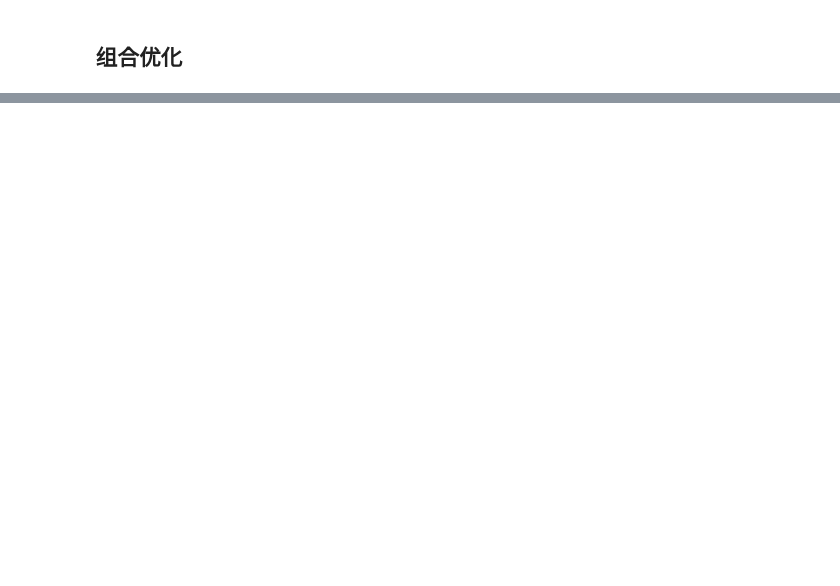
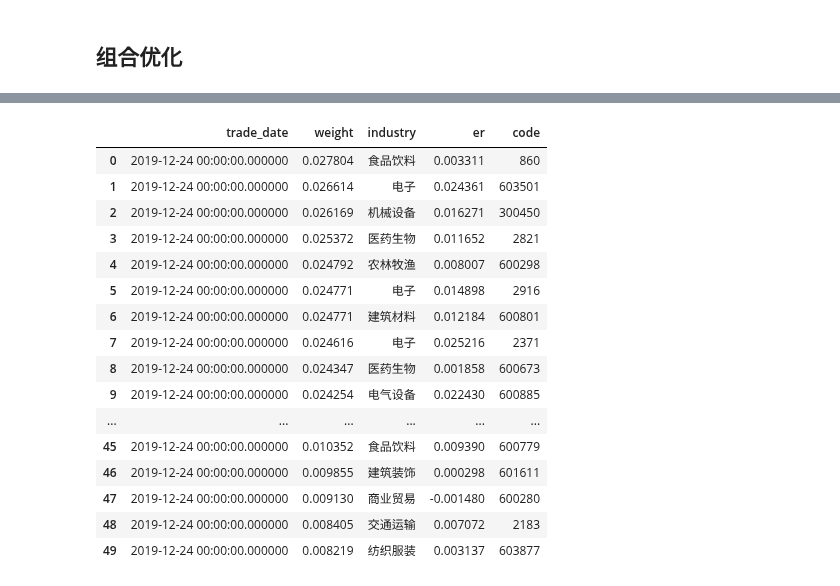
Before and after one commit to STHSF/MultiFactors, a Jupyter notebook: src/stacking/notebooks/cross_section/RealOperation/run_realtime_analysis.ipynb, the cells around one changed output, grey strips where cells are left out. Drawn from its saved outputs; the diff is of its cells as text; code cells hidden in the pictures; blank space fills up the shorter version.

```diff
--- a/src/stacking/notebooks/cross_section/RealOperation/run_realtime_analysis.ipynb
+++ b/src/stacking/notebooks/cross_section/RealOperation/run_realtime_analysis.ipynb
@@ -402,8 +547,26 @@ real_pos['交易价格'] = 0
 real_pos = real_pos[['证券代码', '持仓权重', '交易价格', '成分日期']].copy()
 # real_pos.to_csv('./{}/base{}.csv'.format(weekly, end_date), encoding='utf_8_sig', index=False)
 # %%
-previous_record = record_engine.fetch_record('pos_record')
-previous_record = previous_record[previous_record['trade_date'] == ref_date]
+previous_record = record_engine.fetch_record_meta(Record, ref_date)
+# previous_record = previous_record[previous_record['trade_date'] == ref_date]
 previous_record
+# %% [output]
+|  | trade_date | weight | industry | er | code |
+| 0 | 2019-12-24 00:00:00.000000 | 0.027804 | 食品饮料 | 0.003311 | 860 |
+| 1 | 2019-12-24 00:00:00.000000 | 0.026614 | 电子 | 0.024361 | 603501 |
+| 2 | 2019-12-24 00:00:00.000000 | 0.026169 | 机械设备 | 0.016271 | 300450 |
+| 3 | 2019-12-24 00:00:00.000000 | 0.025372 | 医药生物 | 0.011652 | 2821 |
+| 4 | 2019-12-24 00:00:00.000000 | 0.024792 | 农林牧渔 | 0.008007 | 600298 |
+| 5 | 2019-12-24 00:00:00.000000 | 0.024771 | 电子 | 0.014898 | 2916 |
+| 6 | 2019-12-24 00:00:00.000000 | 0.024771 | 建筑材料 | 0.012184 | 600801 |
+| 7 | 2019-12-24 00:00:00.000000 | 0.024616 | 电子 | 0.025216 | 2371 |
+| 8 | 2019-12-24 00:00:00.000000 | 0.024347 | 医药生物 | 0.001858 | 600673 |
+| 9 | 2019-12-24 00:00:00.000000 | 0.024254 | 电气设备 | 0.022430 | 600885 |
+| ... | ... | ... | ... | ... | ... |
+| 45 | 2019-12-24 00:00:00.000000 | 0.010352 | 食品饮料 | 0.009390 | 600779 |
+| 46 | 2019-12-24 00:00:00.000000 | 0.009855 | 建筑装饰 | 0.000298 | 601611 |
+| 47 | 2019-12-24 00:00:00.000000 | 0.009130 | 商业贸易 | -0.001480 | 600280 |
+| 48 | 2019-12-24 00:00:00.000000 | 0.008405 | 交通运输 | 0.007072 | 2183 |
+| 49 | 2019-12-24 00:00:00.000000 | 0.008219 | 纺织服装 | 0.003137 | 603877 |
 # %%
 previous_record['trade_date'][0]
```
Also changed, not shown: parts of 19 cells of this notebook, 6 other files.
